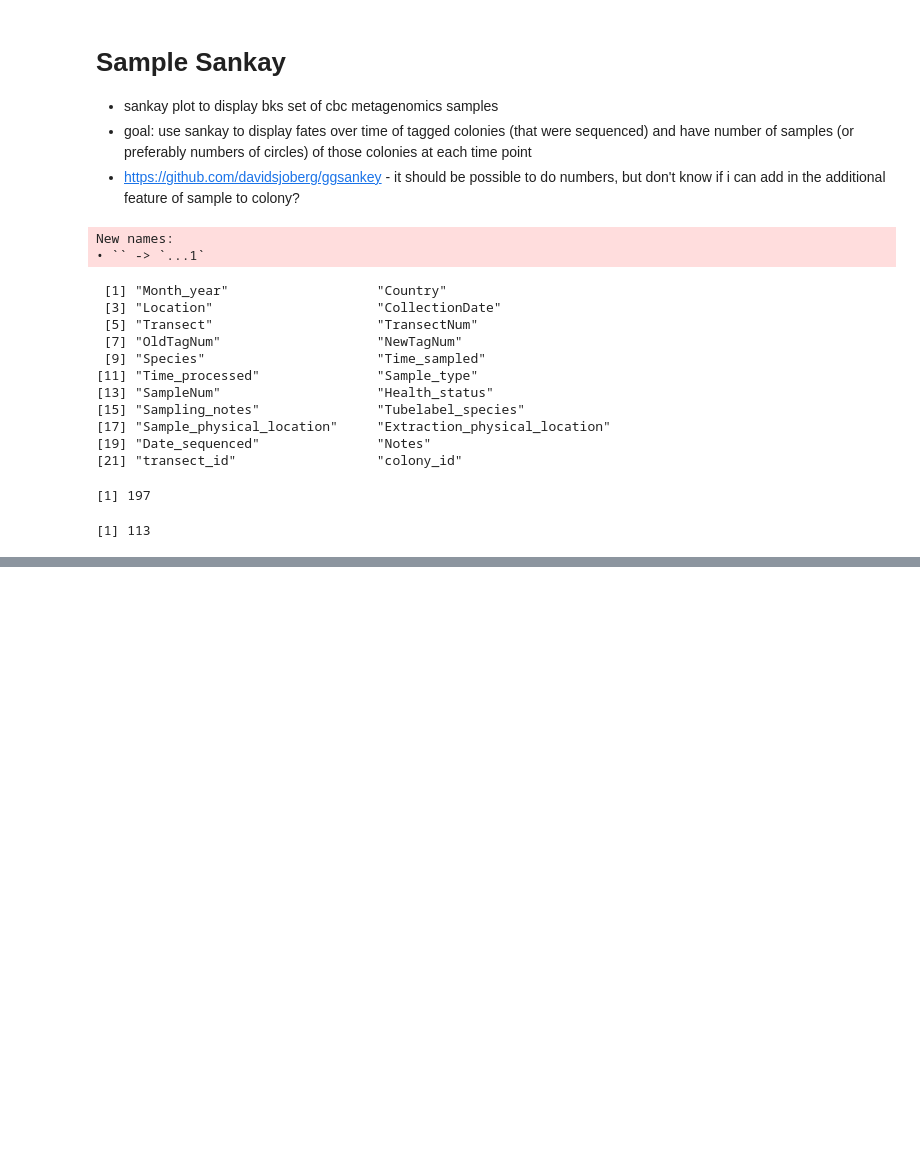
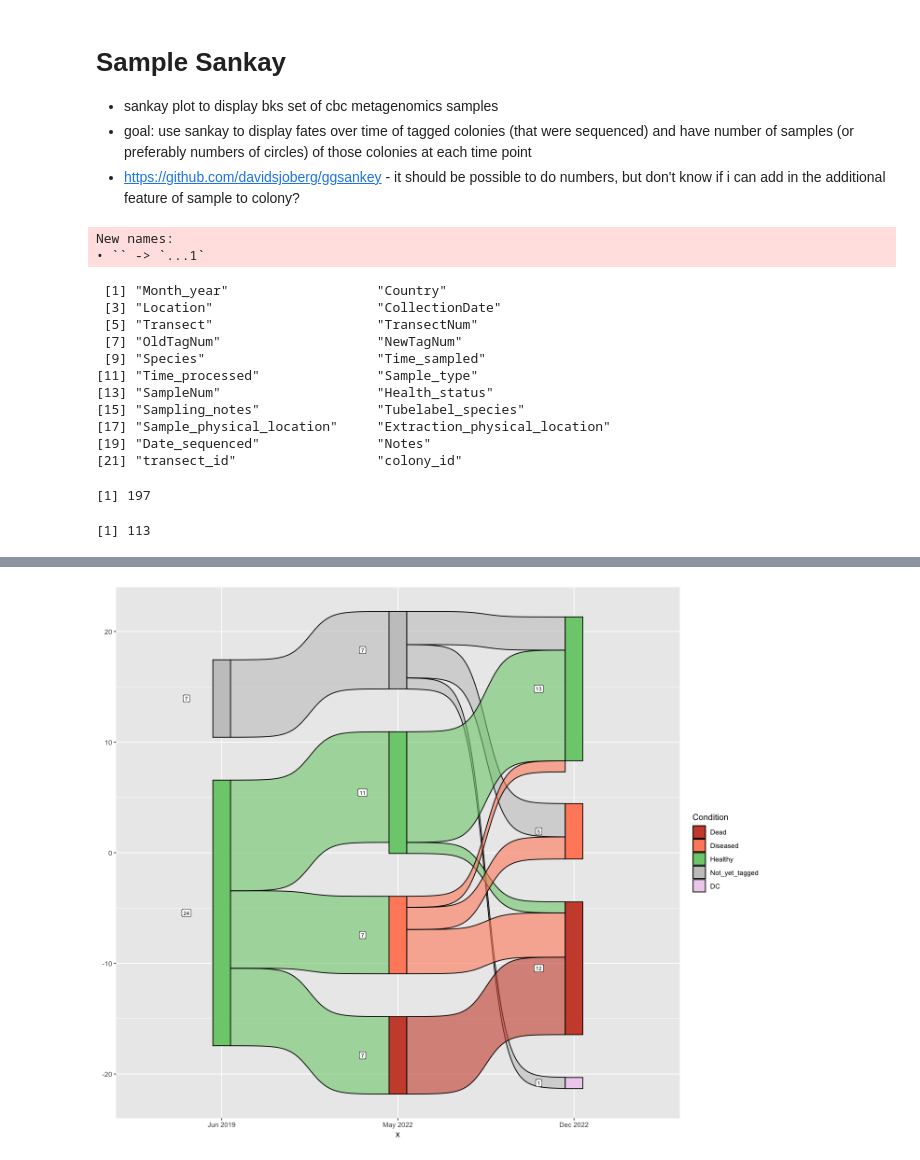
Before and after one commit to brookewicz/Code_notebook, a Jupyter notebook: data_summaries/SampleSankay.ipynb, the cells around one changed output, grey strips where cells are left out. Cells and saved outputs as stored; diff of their text form; code cells hidden in the pictures; blank space fills up the shorter version.

```diff
--- a/data_summaries/SampleSankay.ipynb
+++ b/data_summaries/SampleSankay.ipynb
@@ -282,0 +274,16 @@ A data.frame: 6 × 4
+# %%
+pl <- ggplot(mcav, aes(x = x,
+                next_x = next_x,
+                node = node,
+                next_node = next_node,
+               fill = factor(node))) +
+   geom_sankey(flow.alpha = 0.6, node.color = 'black', flow.color = 'black') +
+   geom_sankey_label(
+     aes(
+       x = as.numeric(x) - 0.2,
+       label = after_stat(freq)),
+     size = 7 / .pt, color = "black", fill = "white") +
+   scale_fill_manual("Condition", values = c(sank_colors))
+pl
+# %% [output]
+[figure, added]
```
Also changed, not shown: parts of 23 cells of this notebook, 7 other files.
